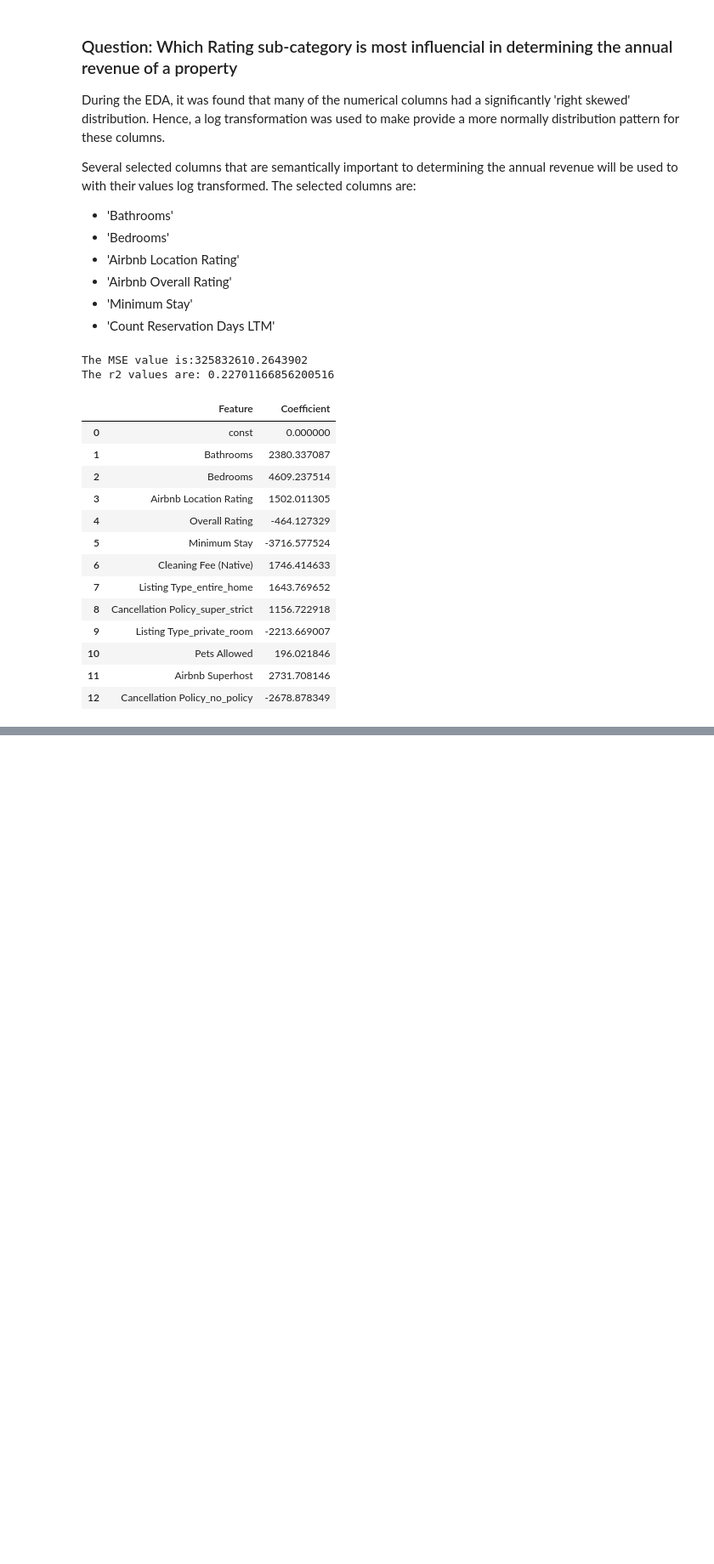
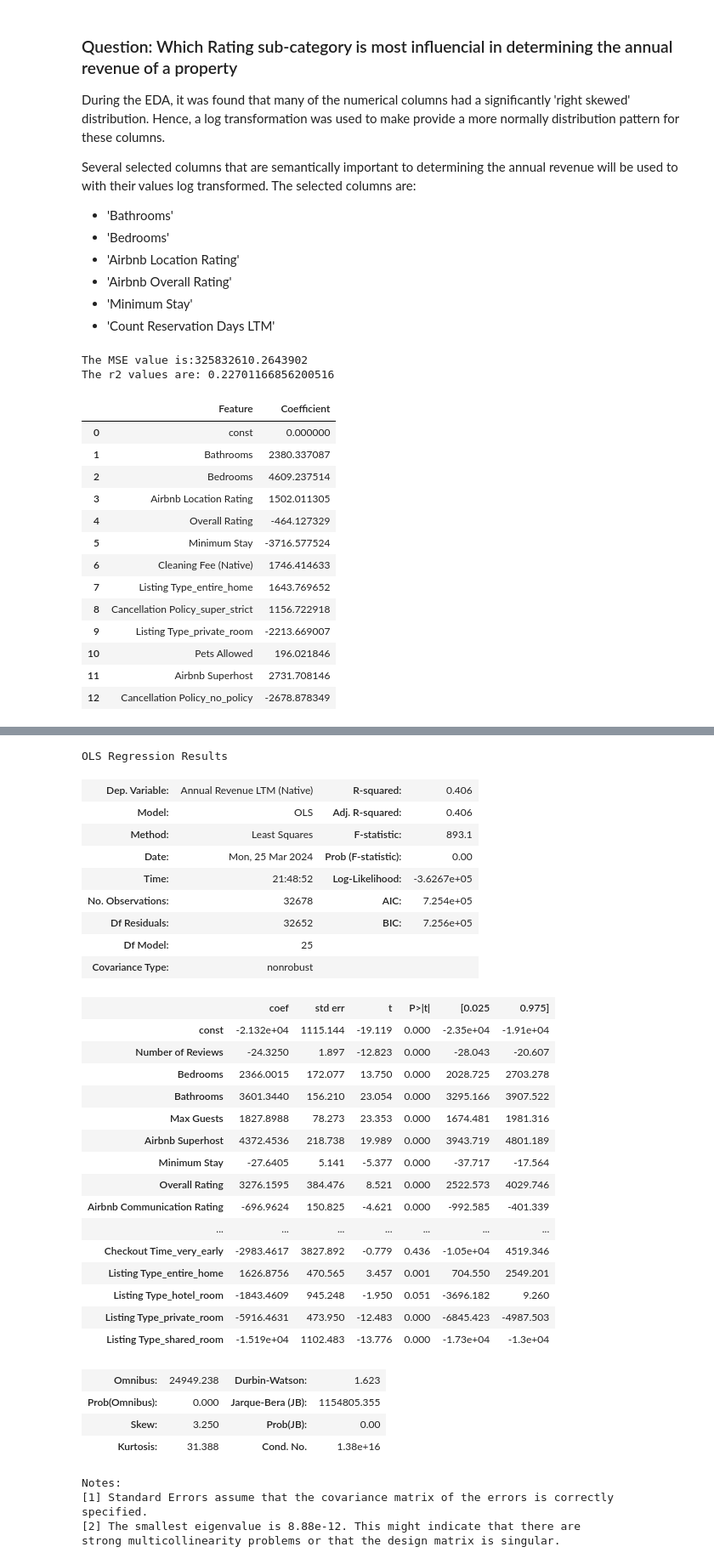
Before and after one commit to BMedlam/Accounting-For-Taste, a Jupyter notebook: Initial Modelling - Capstone.ipynb, the cells around one changed output, grey strips where cells are left out. Shown at 85% size. Cells and saved outputs as stored; diff of their text form; code cells hidden in the pictures; blank space fills up the shorter version.

```diff
--- a/Initial Modelling - Capstone.ipynb
+++ b/Initial Modelling - Capstone.ipynb
@@ -551,0 +805,47 @@ The r2 values are: 0.22701166856200516
+# %%
+# Scaled x and standard y
+X_v5 = X.drop(columns = ['Longitude', 'Latitude', 'Airbnb Accuracy Rating', 'Airbnb Checkin Rating', 'Count Available Days LTM',
+                        'Count Blocked Days LTM', 'Count Reservation Days LTM', 'Number of Bookings LTM', 'Cleaning Fee (Native)',
+                        'Extra People Fee(Native)', 'Average Daily Rate (Native)', 'Cancellation Policy_no_policy'])
+# %%
+# Standard X and y
+X_v5_const = sm.add_constant(X_v5)
+
+lm_airbnb = sm.OLS(y, X_v5_const)
+lm_airbnb_results = lm_airbnb.fit()
+lm_airbnb_results.summary()
+# %% [output]
+OLS Regression Results
+| Dep. Variable: | Annual Revenue LTM (Native) | R-squared: | 0.406 |
+| Model: | OLS | Adj. R-squared: | 0.406 |
+| Method: | Least Squares | F-statistic: | 893.1 |
+| Date: | Mon, 25 Mar 2024 | Prob (F-statistic): | 0.00 |
+| Time: | 21:48:52 | Log-Likelihood: | -3.6267e+05 |
+| No. Observations: | 32678 | AIC: | 7.254e+05 |
+| Df Residuals: | 32652 | BIC: | 7.256e+05 |
+| Df Model: | 25 |  |  |
+| Covariance Type: | nonrobust |  |  |
+|  | coef | std err | t | P>|t| | [0.025 | 0.975] |
+| const | -2.132e+04 | 1115.144 | -19.119 | 0.000 | -2.35e+04 | -1.91e+04 |
+| Number of Reviews | -24.3250 | 1.897 | -12.823 | 0.000 | -28.043 | -20.607 |
+| Bedrooms | 2366.0015 | 172.077 | 13.750 | 0.000 | 2028.725 | 2703.278 |
+| Bathrooms | 3601.3440 | 156.210 | 23.054 | 0.000 | 3295.166 | 3907.522 |
+| Max Guests | 1827.8988 | 78.273 | 23.353 | 0.000 | 1674.481 | 1981.316 |
+| Airbnb Superhost | 4372.4536 | 218.738 | 19.989 | 0.000 | 3943.719 | 4801.189 |
+| Minimum Stay | -27.6405 | 5.141 | -5.377 | 0.000 | -37.717 | -17.564 |
+| Overall Rating | 3276.1595 | 384.476 | 8.521 | 0.000 | 2522.573 | 4029.746 |
+| Airbnb Communication Rating | -696.9624 | 150.825 | -4.621 | 0.000 | -992.585 | -401.339 |
+| ... | ... | ... | ... | ... | ... | ... |
+| Checkout Time_very_early | -2983.4617 | 3827.892 | -0.779 | 0.436 | -1.05e+04 | 4519.346 |
+| Listing Type_entire_home | 1626.8756 | 470.565 | 3.457 | 0.001 | 704.550 | 2549.201 |
+| Listing Type_hotel_room | -1843.4609 | 945.248 | -1.950 | 0.051 | -3696.182 | 9.260 |
+| Listing Type_private_room | -5916.4631 | 473.950 | -12.483 | 0.000 | -6845.423 | -4987.503 |
+| Listing Type_shared_room | -1.519e+04 | 1102.483 | -13.776 | 0.000 | -1.73e+04 | -1.3e+04 |
+| Omnibus: | 24949.238 | Durbin-Watson: | 1.623 |
+| Prob(Omnibus): | 0.000 | Jarque-Bera (JB): | 1154805.355 |
+| Skew: | 3.250 | Prob(JB): | 0.00 |
+| Kurtosis: | 31.388 | Cond. No. | 1.38e+16 |
+Notes:
+[1] Standard Errors assume that the covariance matrix of the errors is correctly specified.
+[2] The smallest eigenvalue is 8.88e-12. This might indicate that there are
+strong multicollinearity problems or that the design matrix is singular.
```
Also changed, not shown: parts of 33 cells of this notebook, 2 other files.
